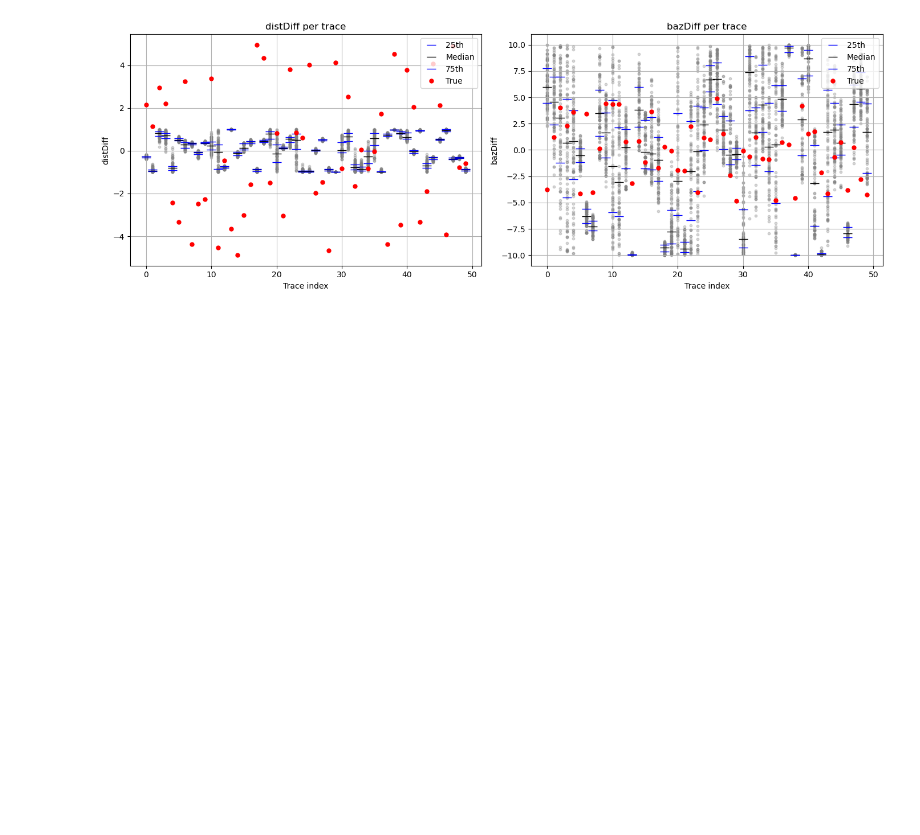
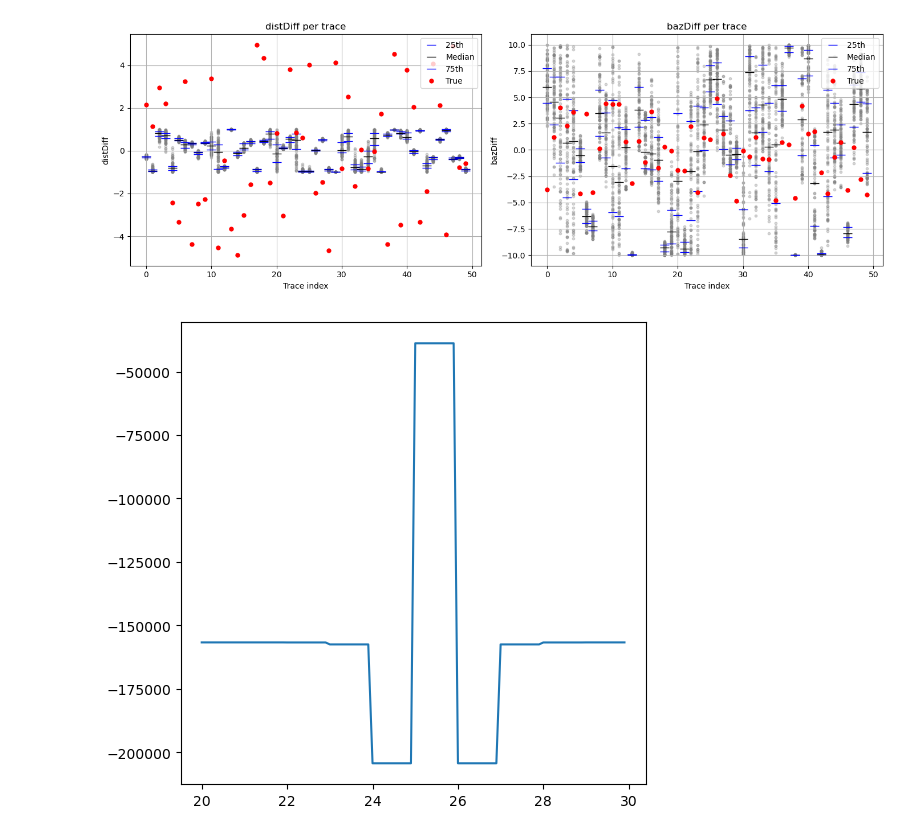
Before and after one commit to evanzzq/VespaPolPy, a Jupyter notebook: Debug.ipynb, the cells around one changed output. Cells and saved outputs as stored; diff of their text form; code cells hidden in the pictures; blank space fills up the shorter version.

```diff
--- a/Debug.ipynb
+++ b/Debug.ipynb
@@ -471,3 +471,38 @@ if isSyn:
 plot_dist_and_baz(ensemble, model)
 # %% [output]
 [figure]
+# %%
+import os, pickle, copy
+import numpy as np
+from vespainv.waveformBuilder import create_U_from_model_3c_freqdomain
+from vespainv.utils import prep_data
+from vespainv.rjmcmc import compute_log_likelihood
+from parameter_setup import *
+import matplotlib.pyplot as plt
+
+datadir = os.path.join(filedir, "SynData") if isSyn else os.path.join(filedir, "RealData")
+resdir = os.path.join(filedir, "runs/syn") if isSyn else os.path.join(filedir, "runs/data")
+
+with open(os.path.join(datadir, modname, "Prior.pkl"), "rb") as f:
+    prior = pickle.load(f)
+with open(os.path.join(datadir, modname, "Model.pkl"), "rb") as f:
+    model = pickle.load(f)
+stf = np.loadtxt(os.path.join(datadir, modname, "stf.csv"), delimiter=",", skiprows=1)
+U_obs, Utime, metadata, is3c = prep_data(datadir, modname, is3c, comp, isbp, freqs)
+logL = []
+xax = []
+
+for xx in np.arange(100):
+    model_1 = copy.deepcopy(model)
+    tmp = 20 + xx/10
+    model_1.arr[0] = tmp
+    U_model_new = create_U_from_model_3c_freqdomain(model_1, prior, metadata, Utime, stf[:,0], stf[:,1], fitAtts=False)
+    new_logL = compute_log_likelihood(U_obs, U_model_new)
+    xax.append(tmp)
+    logL.append(new_logL)
+
+plt.figure(figsize=(6,6))
+plt.plot(xax, logL)
+plt.show()
+# %% [output]
+[figure, added]
```
Also changed, not shown: 3 other files.
